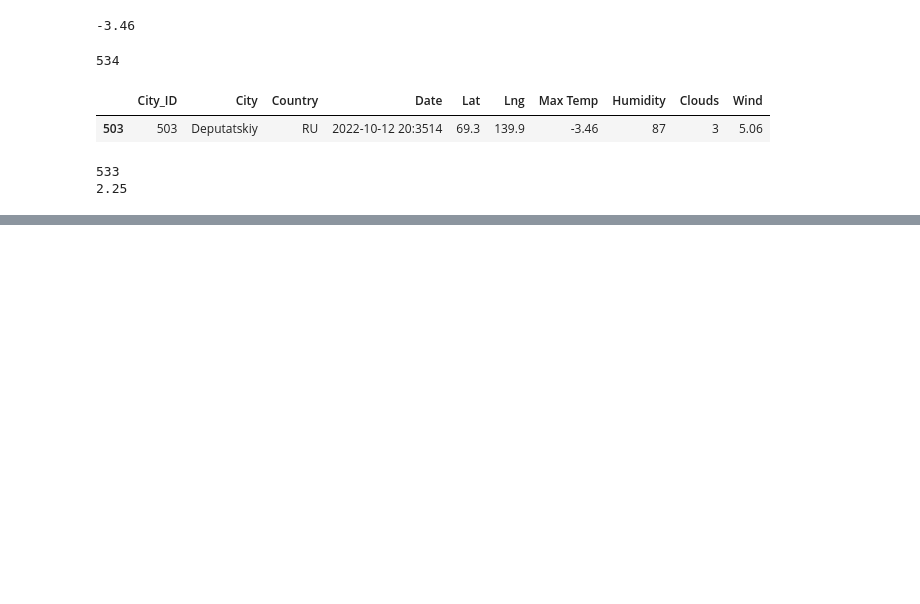
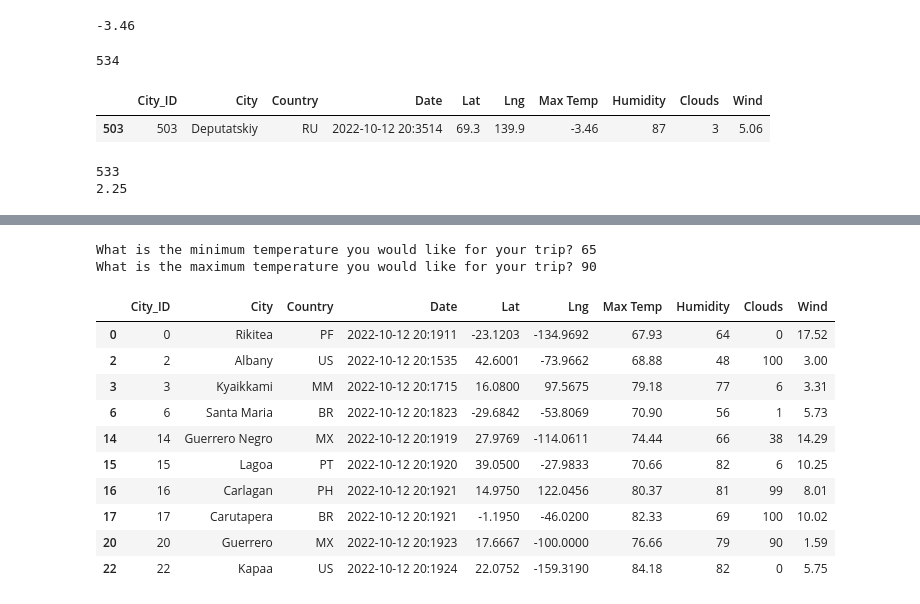
Before and after one commit to larabjork/world-weather-analysis, a Jupyter notebook: VacationPy.ipynb, the cells around one changed output, grey strips where cells are left out. Saved outputs shown, nothing was run; the diff lists cells and outputs as text; code cells hidden in the pictures; blank space fills up the shorter version.

```diff
--- a/VacationPy.ipynb
+++ b/VacationPy.ipynb
@@ -158,0 +159,24 @@ fig
+# %%
+# 6.5.3 Get vacation criteria
+# Ask the customer to specify min/max temp values
+min_temp = float(input("What is the minimum temperature you would like for your trip? "))
+max_temp = float(input("What is the maximum temperature you would like for your trip? "))
+# %% [output]
+What is the minimum temperature you would like for your trip? 65
+What is the maximum temperature you would like for your trip? 90
+# %%
+# filter max temperature column using loc[] with conditional filter in brackers
+preferred_cities_df = updated_df.loc[(updated_df["Max Temp"] <= max_temp) & (updated_df["Max Temp"] >= min_temp)]
+preferred_cities_df.head(10)
+# %% [output]
+|  | City_ID | City | Country | Date | Lat | Lng | Max Temp | Humidity | Clouds | Wind |
+| 0 | 0 | Rikitea | PF | 2022-10-12 20:1911 | -23.1203 | -134.9692 | 67.93 | 64 | 0 | 17.52 |
+| 2 | 2 | Albany | US | 2022-10-12 20:1535 | 42.6001 | -73.9662 | 68.88 | 48 | 100 | 3.00 |
+| 3 | 3 | Kyaikkami | MM | 2022-10-12 20:1715 | 16.0800 | 97.5675 | 79.18 | 77 | 6 | 3.31 |
+| 6 | 6 | Santa Maria | BR | 2022-10-12 20:1823 | -29.6842 | -53.8069 | 70.90 | 56 | 1 | 5.73 |
+| 14 | 14 | Guerrero Negro | MX | 2022-10-12 20:1919 | 27.9769 | -114.0611 | 74.44 | 66 | 38 | 14.29 |
+| 15 | 15 | Lagoa | PT | 2022-10-12 20:1920 | 39.0500 | -27.9833 | 70.66 | 82 | 6 | 10.25 |
+| 16 | 16 | Carlagan | PH | 2022-10-12 20:1921 | 14.9750 | 122.0456 | 80.37 | 81 | 99 | 8.01 |
+| 17 | 17 | Carutapera | BR | 2022-10-12 20:1921 | -1.1950 | -46.0200 | 82.33 | 69 | 100 | 10.02 |
+| 20 | 20 | Guerrero | MX | 2022-10-12 20:1923 | 17.6667 | -100.0000 | 76.66 | 79 | 90 | 1.59 |
+| 22 | 22 | Kapaa | US | 2022-10-12 20:1924 | 22.0752 | -159.3190 | 84.18 | 82 | 0 | 5.75 |
```
Also changed, not shown: parts of 19 cells of this notebook, 1 other file.
